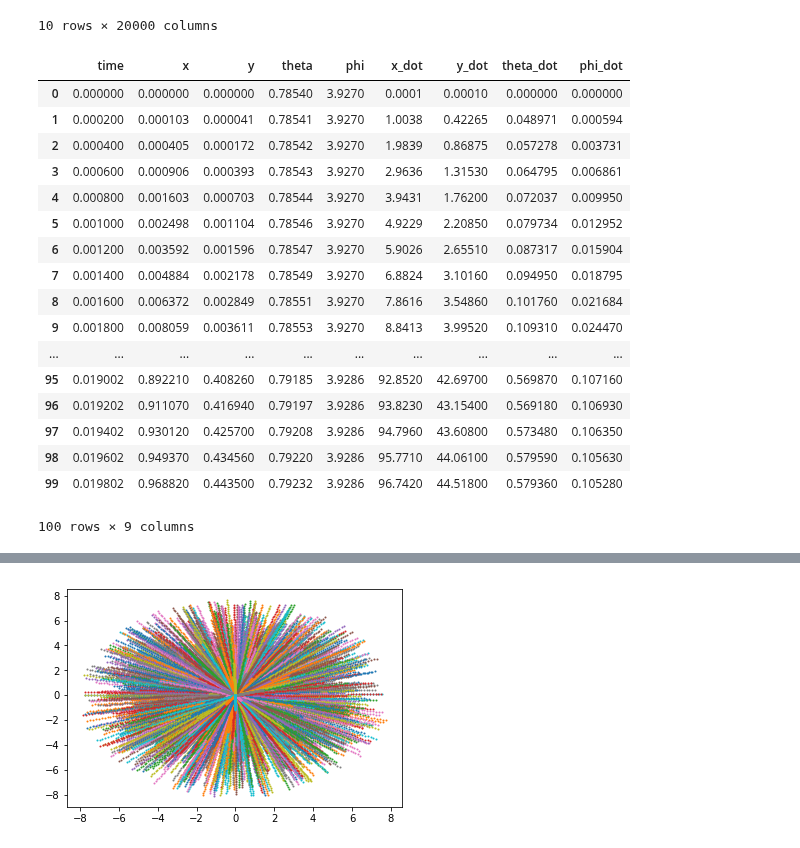
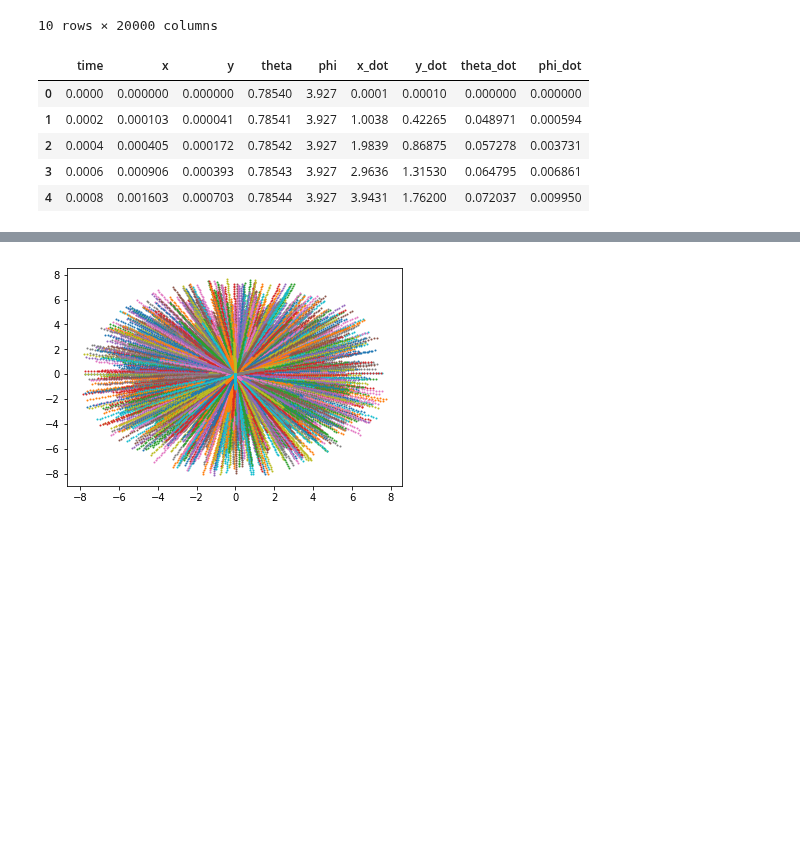
Before and after one commit to oliviatessa/MothMachineLearning, a Jupyter notebook: Load and Visualize data.ipynb, the cells around one changed output, grey strips where cells are left out. Drawn from its saved outputs; the diff is of its cells as text; code cells hidden in the pictures; blank space fills up the shorter version.

```diff
--- a/Load and Visualize data.ipynb
+++ b/Load and Visualize data.ipynb
@@ -41,8 +45,3 @@ spray.head()
 | 3 | 0.000906 | 0.000393 | 0.78543 | 3.927 | 2.9636 | 1.31530 | 0.064795 | 0.006861 | -0.001037 | 0.001760 | ... | ... |
 | 4 | 0.001603 | 0.000703 | 0.78544 | 3.927 | 3.9431 | 1.76200 | 0.072037 | 0.009950 | -0.001839 | 0.003123 | ... | ... |
 5 rows × 20000 columns
-# %%
-# rename columns
-#spray.columns.values[0:8]  = ["x", "y", "theta", "phi", "x_dot", "y_dot", "theta_dot", "phi_dot"]
-
-spray.columns.values[0]  = "CC"
@@ -73,23 +70,11 @@ spray['time'] = np.arange(0, 0.02, 2.0002e-04)
 cols = spray.columns.tolist()
 spray = spray[[cols[-1]] + cols[:-1]]
 # %%
-spray.iloc[:, 0:9]
+spray.iloc[:, 0:9].head()
 # %% [output]
 |  | time | x | y | theta | phi | x_dot | y_dot | theta_dot | phi_dot |
-| 0 | 0.000000 | 0.000000 | 0.000000 | 0.78540 | 3.9270 | 0.0001 | 0.00010 | 0.000000 | 0.000000 |
-| 1 | 0.000200 | 0.000103 | 0.000041 | 0.78541 | 3.9270 | 1.0038 | 0.42265 | 0.048971 | 0.000594 |
-| 2 | 0.000400 | 0.000405 | 0.000172 | 0.78542 | 3.9270 | 1.9839 | 0.86875 | 0.057278 | 0.003731 |
-| 3 | 0.000600 | 0.000906 | 0.000393 | 0.78543 | 3.9270 | 2.9636 | 1.31530 | 0.064795 | 0.006861 |
-| 4 | 0.000800 | 0.001603 | 0.000703 | 0.78544 | 3.9270 | 3.9431 | 1.76200 | 0.072037 | 0.009950 |
-| 5 | 0.001000 | 0.002498 | 0.001104 | 0.78546 | 3.9270 | 4.9229 | 2.20850 | 0.079734 | 0.012952 |
-| 6 | 0.001200 | 0.003592 | 0.001596 | 0.78547 | 3.9270 | 5.9026 | 2.65510 | 0.087317 | 0.015904 |
-| 7 | 0.001400 | 0.004884 | 0.002178 | 0.78549 | 3.9270 | 6.8824 | 3.10160 | 0.094950 | 0.018795 |
-| 8 | 0.001600 | 0.006372 | 0.002849 | 0.78551 | 3.9270 | 7.8616 | 3.54860 | 0.101760 | 0.021684 |
-| 9 | 0.001800 | 0.008059 | 0.003611 | 0.78553 | 3.9270 | 8.8413 | 3.99520 | 0.109310 | 0.024470 |
-| ... | ... | ... | ... | ... | ... | ... | ... | ... | ... |
-| 95 | 0.019002 | 0.892210 | 0.408260 | 0.79185 | 3.9286 | 92.8520 | 42.69700 | 0.569870 | 0.107160 |
-| 96 | 0.019202 | 0.911070 | 0.416940 | 0.79197 | 3.9286 | 93.8230 | 43.15400 | 0.569180 | 0.106930 |
-| 97 | 0.019402 | 0.930120 | 0.425700 | 0.79208 | 3.9286 | 94.7960 | 43.60800 | 0.573480 | 0.106350 |
-| 98 | 0.019602 | 0.949370 | 0.434560 | 0.79220 | 3.9286 | 95.7710 | 44.06100 | 0.579590 | 0.105630 |
-| 99 | 0.019802 | 0.968820 | 0.443500 | 0.79232 | 3.9286 | 96.7420 | 44.51800 | 0.579360 | 0.105280 |
+| 0 | 0.0000 | 0.000000 | 0.000000 | 0.78540 | 3.927 | 0.0001 | 0.00010 | 0.000000 | 0.000000 |
+| 1 | 0.0002 | 0.000103 | 0.000041 | 0.78541 | 3.927 | 1.0038 | 0.42265 | 0.048971 | 0.000594 |
+| 2 | 0.0004 | 0.000405 | 0.000172 | 0.78542 | 3.927 | 1.9839 | 0.86875 | 0.057278 | 0.003731 |
+| 3 | 0.0006 | 0.000906 | 0.000393 | 0.78543 | 3.927 | 2.9636 | 1.31530 | 0.064795 | 0.006861 |
+| 4 | 0.0008 | 0.001603 | 0.000703 | 0.78544 | 3.927 | 3.9431 | 1.76200 | 0.072037 | 0.009950 |
-100 rows × 9 columns
```
Also changed, not shown: parts of 13 cells of this notebook.
